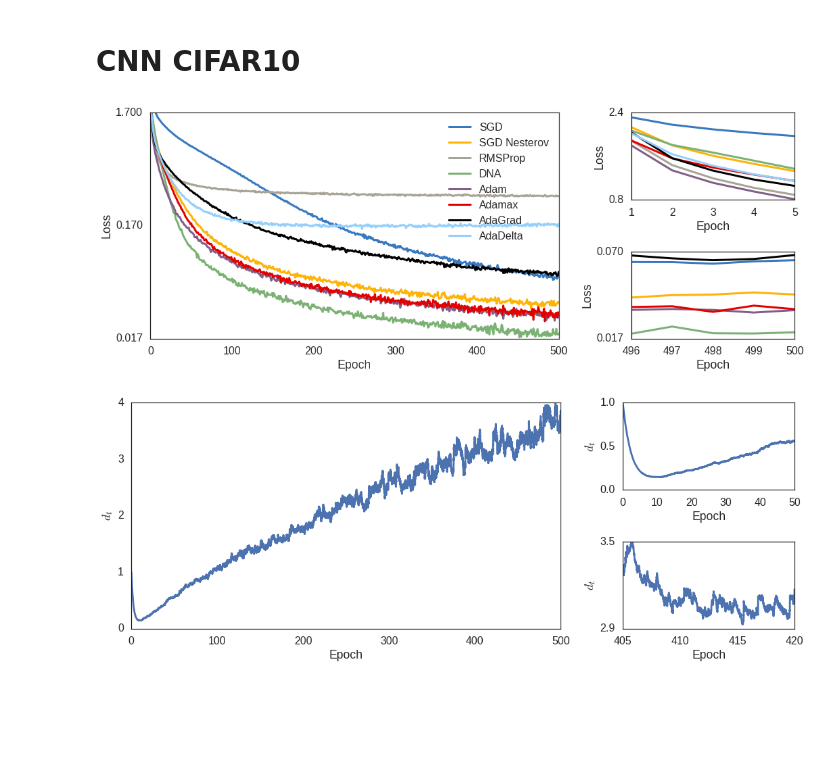
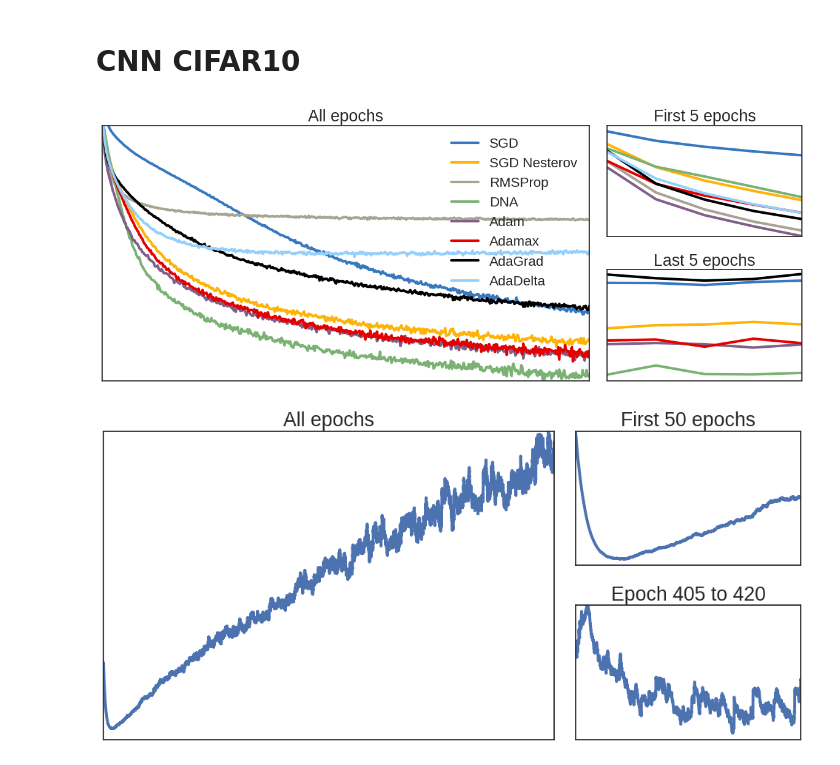
Before and after one commit to jayanthkoushik/sgd-feedback, a Jupyter notebook: src/compare_opts.ipynb, the cells around one changed output. Cells and saved outputs as stored; diff of their text form; code cells hidden in the pictures; blank space fills up the shorter version.

```diff
--- a/src/compare_opts.ipynb
+++ b/src/compare_opts.ipynb
@@ -26,7 +26,7 @@ opt_titles = [
 ]
 colors = sns.xkcd_palette(["windows blue", "amber", "greyish", "faded green", "dusty purple", "red", "black", "light blue"])
 
-fig = plt.figure(figsize=(15, 6))
+fig = plt.figure(figsize=(12, 5))
 gs = gridspec.GridSpec(2, 2, width_ratios=[2.5, 1])
 ax1 = fig.add_subplot(gs[:, 0])
 ax2 = fig.add_subplot(gs[0, 1])
@@ -42,55 +42,53 @@ for i, (opt, title) in enumerate(opt_titles):
 for ax in [ax1, ax2, ax3]:
     ax.get_yaxis().get_major_formatter().labelOnlyBase = False
     ax.yaxis.set_major_formatter(mpl.ticker.ScalarFormatter())
-    ax.set_xlabel("Epoch")
-    ax.set_ylabel("Loss")
+
 
 ax1.set_ylim(0.017, 1.7)
-ax1.set_yticks([0.017, 0.17, 1.7])
+ax1.set_title("All epochs")
 ax1.legend()
 
 ax2.set_ylim(0.8, 2.4)
-ax2.set_yticks([0.8, 2.4])
-ax2.set_xticks(range(1, 6))
+ax2.set_title("First 5 epochs")
 
 ax3.set_ylim(0.017, 0.07)
-ax3.set_yticks([0.017, 0.07])
-ax3.set_xticks(range(496, 501))
+ax3.set_title("Last 5 epochs")
 
+for ax in [ax1, ax2, ax3]:
+    ax.set_yticks([])
+    ax.set_xticks([])
 fig.tight_layout()
 # %% [output]
-[figure, old version]
+[figure, new version]
 # %%
-fig = plt.figure(figsize=(15, 6))
-gs = gridspec.GridSpec(2, 2, width_ratios=[2.5, 1])
+fig = plt.figure(figsize=(10, 5))
+gs = gridspec.GridSpec(2, 2, width_ratios=[2, 1])
 ax1 = fig.add_subplot(gs[:, 0])
 ax2 = fig.add_subplot(gs[0, 1])
 ax3 = fig.add_subplot(gs[1, 1])
 
 with open("../data/cnn/cifar10/dna.pkl", "rb") as f:
     dna_ds = np.array([x.item() for x in pickle.load(f)["ds"]])
 epoch_nums = np.arange(1, len(dna_ds) + 1) * 128. / 50000
 
-for ax in [ax1, ax2, ax3]:
-    ax.set_xlabel("Epoch")
-    ax.set_ylabel("$d_t$")
-
 ax1.plot(epoch_nums, dna_ds)
 ax1.set_xlim(0, 500)
 ax1.set_ylim(0, 4)
-ax1.set_yticks(range(5))
+ax1.set_title("All epochs")
 
 ax2.plot(epoch_nums[epoch_nums <= 50], dna_ds[epoch_nums <= 50])
 ax2.set_xlim(0, 50)
-ax2.set_yticks([0., 0.5, 1.])
+ax2.set_title("First 50 epochs")
 
 ax3_epoch_range = np.bitwise_and(epoch_nums >= 405, epoch_nums <= 420)
 ax3.plot(epoch_nums[ax3_epoch_range], dna_ds[ax3_epoch_range])
 ax3.set_ylim([2.9, 3.5])
-ax3.set_yticks([2.9, 3.5])
 ax3.set_xlim(405, 420)
-ax3.set_xticks([405, 410, 415, 420])
+ax3.set_title("Epoch 405 to 420")
 
+for ax in [ax1, ax2, ax3]:
+    ax.set_xticks([])
+    ax.set_yticks([])
 fig.tight_layout()
 # %% [output]
-[figure, old version]
+[figure, new version]
```
Also changed, not shown: parts of 2 cells of this notebook, 4 other files.
